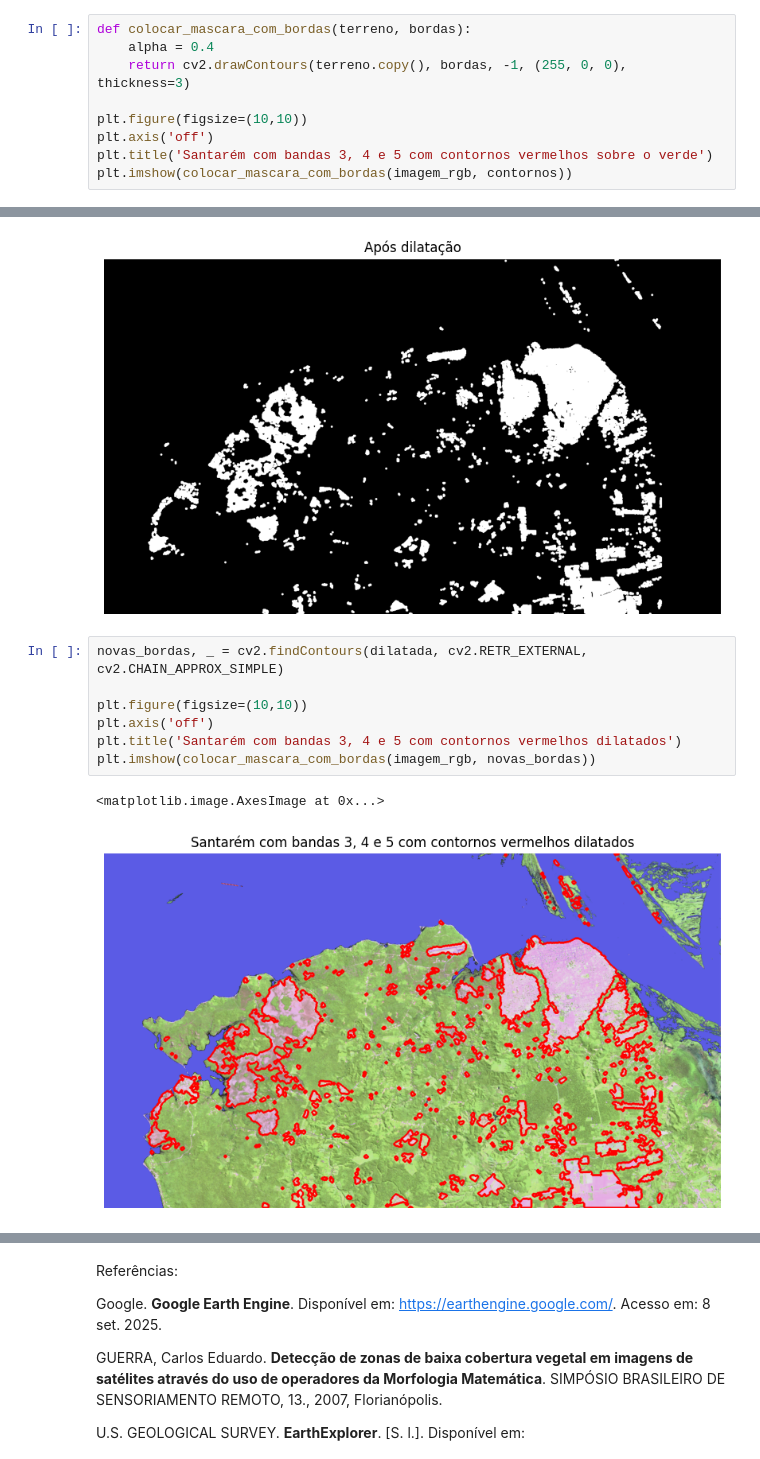
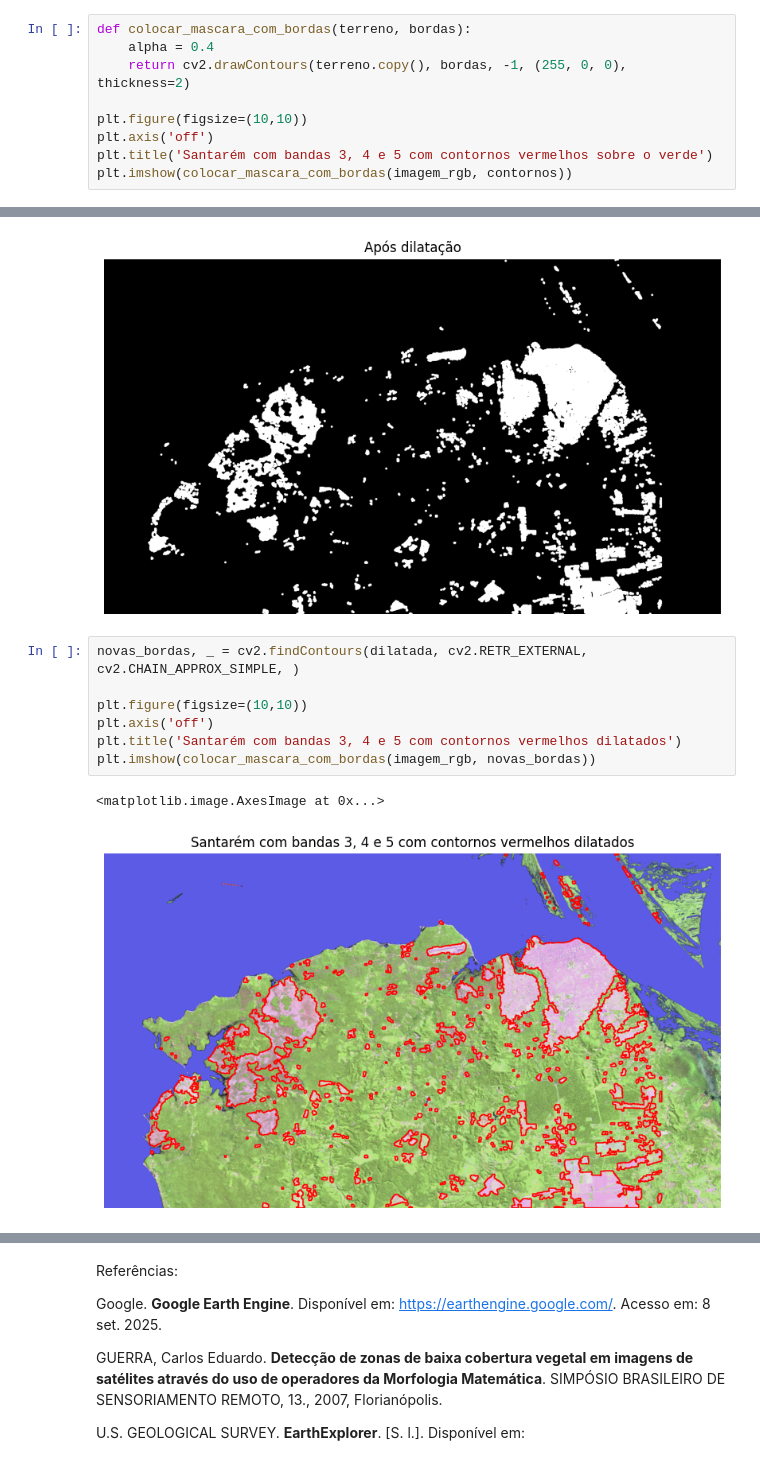
Before and after one commit to joao-martinho/pi, a Jupyter notebook: Trabalho 1/trabalho01.ipynb, the cells around one changed output, grey strips where cells are left out. Cells and saved outputs as stored; diff of their text form.

```diff
--- a/Trabalho 1/trabalho01.ipynb
+++ b/Trabalho 1/trabalho01.ipynb
@@ -218,7 +218,7 @@ Em seguida, colocou-se a máscara do resultado da erosão sobre a imagem colorid
 # %%
 def colocar_mascara_com_bordas(terreno, bordas):
     alpha = 0.4
-    return cv2.drawContours(terreno.copy(), bordas, -1, (255, 0, 0), thickness=3)
+    return cv2.drawContours(terreno.copy(), bordas, -1, (255, 0, 0), thickness=2)
 
 plt.figure(figsize=(10,10))
 plt.axis('off')
@@ -242,15 +242,15 @@ plt.imshow(dilatada, 'gray')
 <matplotlib.image.AxesImage at 0x...>
 [figure]
 # %%
-novas_bordas, _ = cv2.findContours(dilatada, cv2.RETR_EXTERNAL, cv2.CHAIN_APPROX_SIMPLE)
+novas_bordas, _ = cv2.findContours(dilatada, cv2.RETR_EXTERNAL, cv2.CHAIN_APPROX_SIMPLE, )
 
 plt.figure(figsize=(10,10))
 plt.axis('off')
 plt.title('Santarém com bandas 3, 4 e 5 com contornos vermelhos dilatados')
 plt.imshow(colocar_mascara_com_bordas(imagem_rgb, novas_bordas))
 # %% [output]
 <matplotlib.image.AxesImage at 0x...>
-[figure, old version]
+[figure, new version]
 # %% [markdown]
 ## Conclusões
 
```
Also changed, not shown: parts of 2 cells of this notebook.
